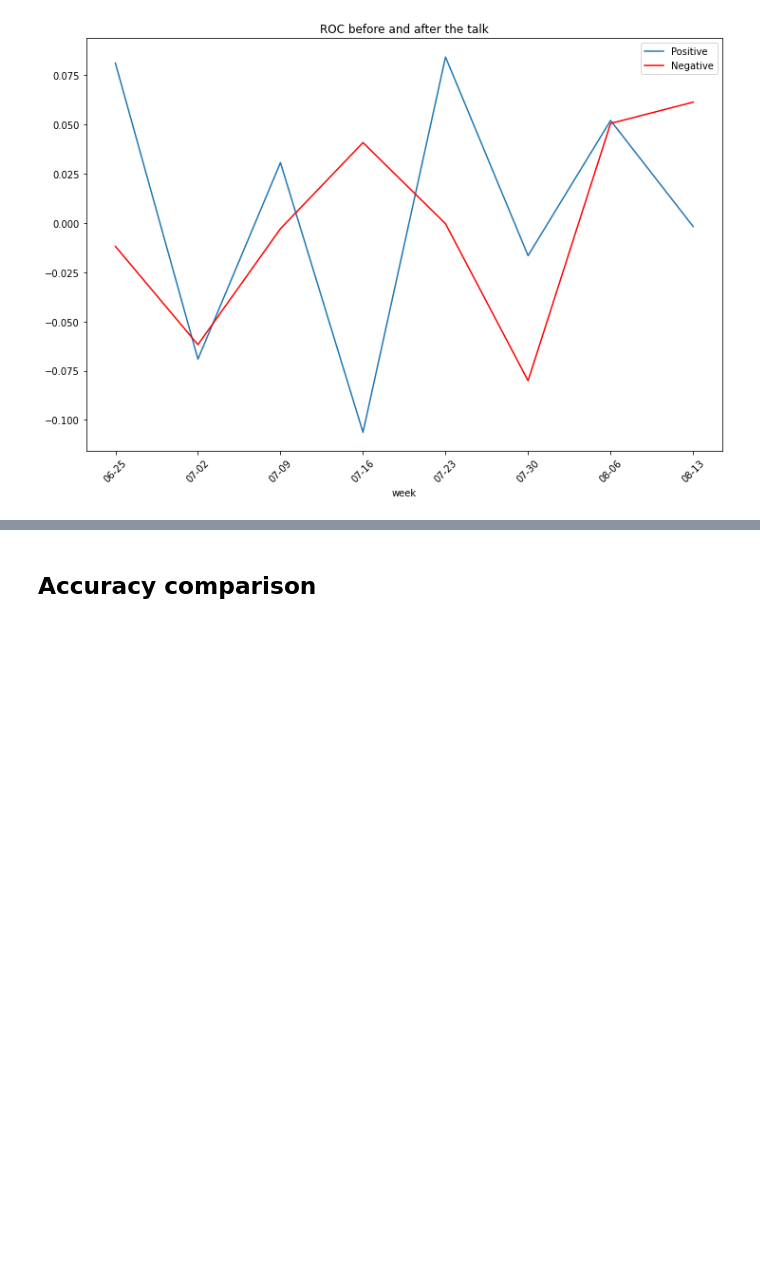
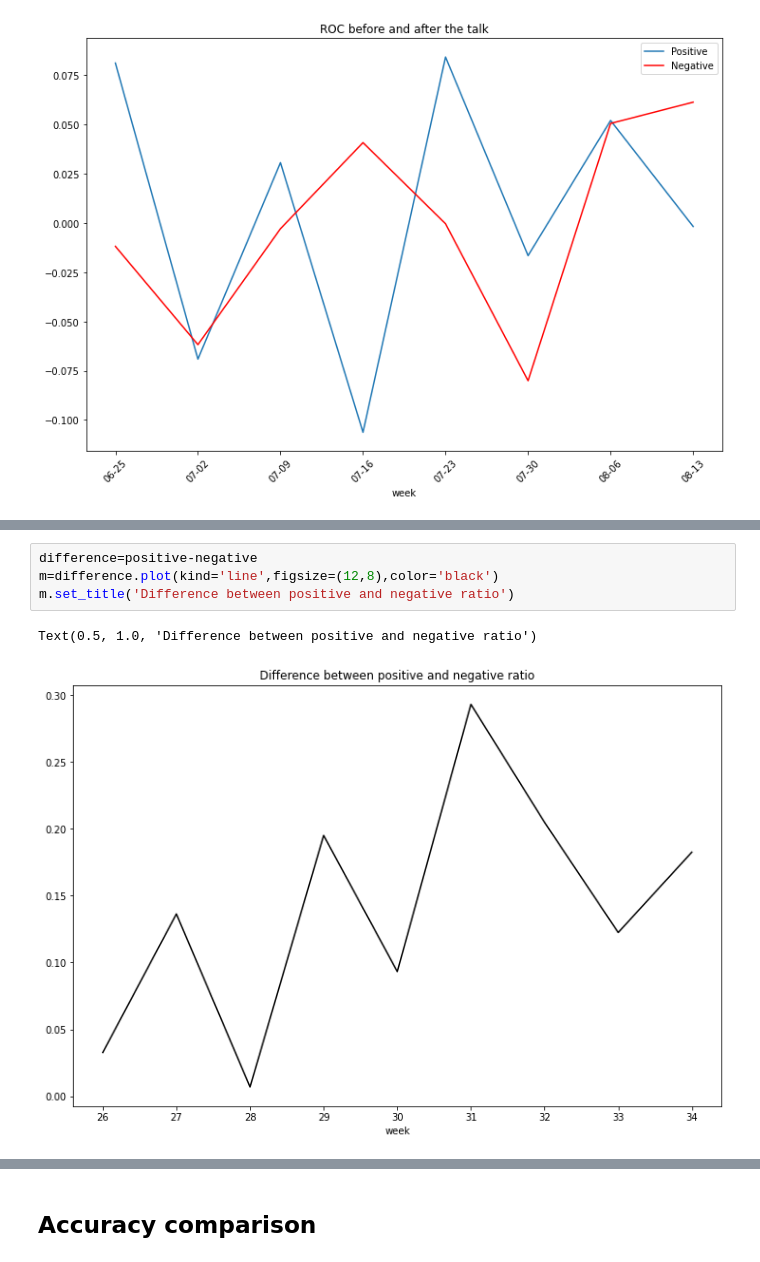
Before and after one commit to YinghuiJiang/Computational-Social-Media-Project, a Jupyter notebook: sentiment_analysis.ipynb, the cells around one changed output, grey strips where cells are left out. Cells and saved outputs as stored; diff of their text form; blank space fills up the shorter version.

```diff
--- a/sentiment_analysis.ipynb
+++ b/sentiment_analysis.ipynb
@@ -167,0 +269,7 @@ ax4.legend()
+# %%
+difference=positive-negative
+m=difference.plot(kind='line',figsize=(12,8),color='black')
+m.set_title('Difference between positive and negative ratio')
+# %% [output]
+Text(0.5, 1.0, 'Difference between positive and negative ratio')
+[figure, added]
```
Also changed, not shown: parts of 24 cells of this notebook.
